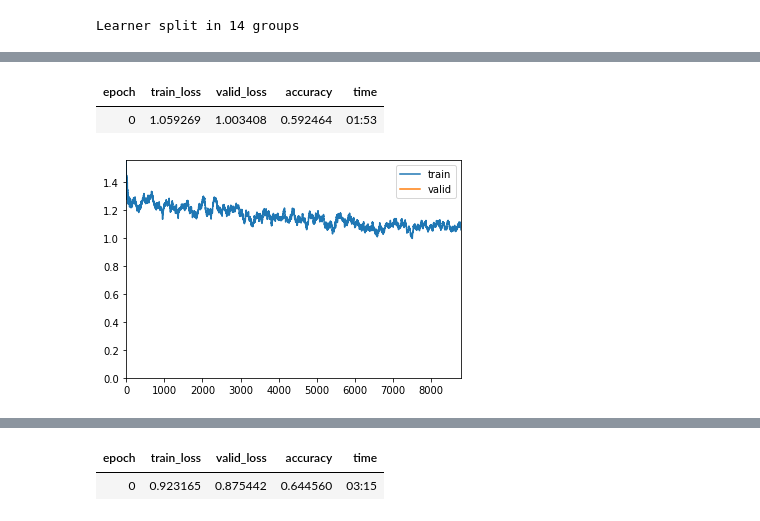
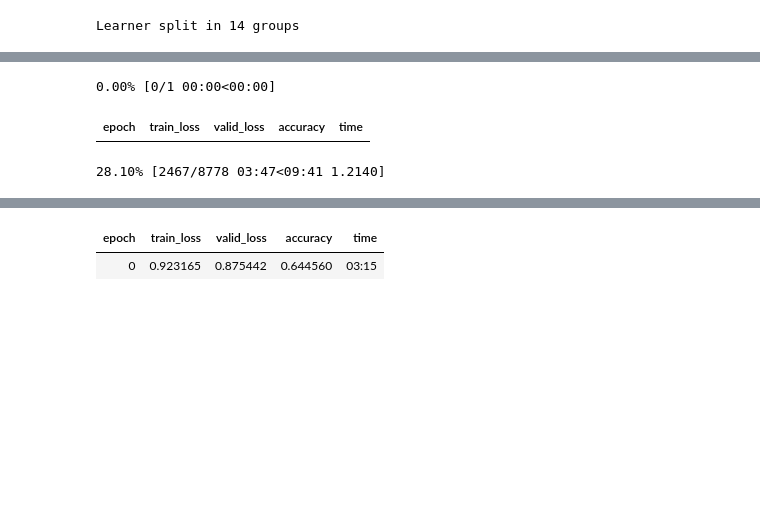
Before and after one commit to colabnlp/NER, a Jupyter notebook: fastai_transformers_sentiment.ipynb, the cells around one changed output, grey strips where cells are left out. Saved outputs shown, nothing was run; the diff lists cells and outputs as text; code cells hidden in the pictures; blank space fills up the shorter version.

```diff
--- a/fastai_transformers_sentiment.ipynb
+++ b/fastai_transformers_sentiment.ipynb
@@ -331,9 +311,9 @@ Min loss divided by 10: 6.92E-05
 # %%
-learner.fit_one_cycle(1,max_lr=2e-03,moms=(0.8,0.7))
+learner.fit_one_cycle(1,max_lr=1e-04,moms=(0.8,0.7))
 # %% [output]
+0.00% [0/1 00:00<00:00]
 | epoch | train_loss | valid_loss | accuracy | time |
-| 0 | 1.059269 | 1.003408 | 0.592464 | 01:53 |
-[figure, removed]
+28.10% [2467/8778 03:47<09:41 1.2140]
 # %%
 # learner.save('first_cycle')
 # %%
```
Also changed, not shown: parts of 9 cells of this notebook.
